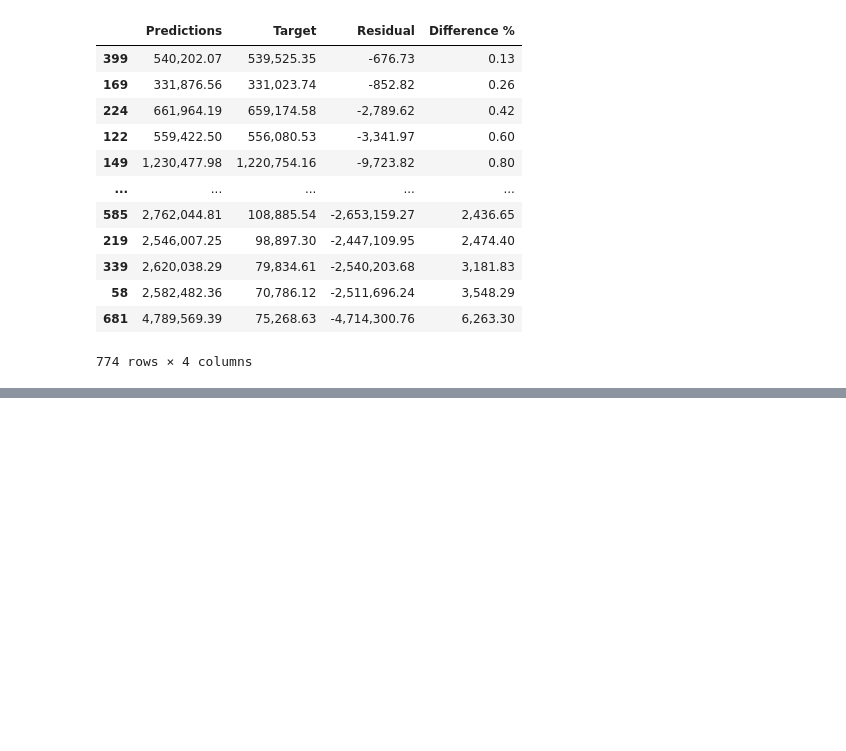
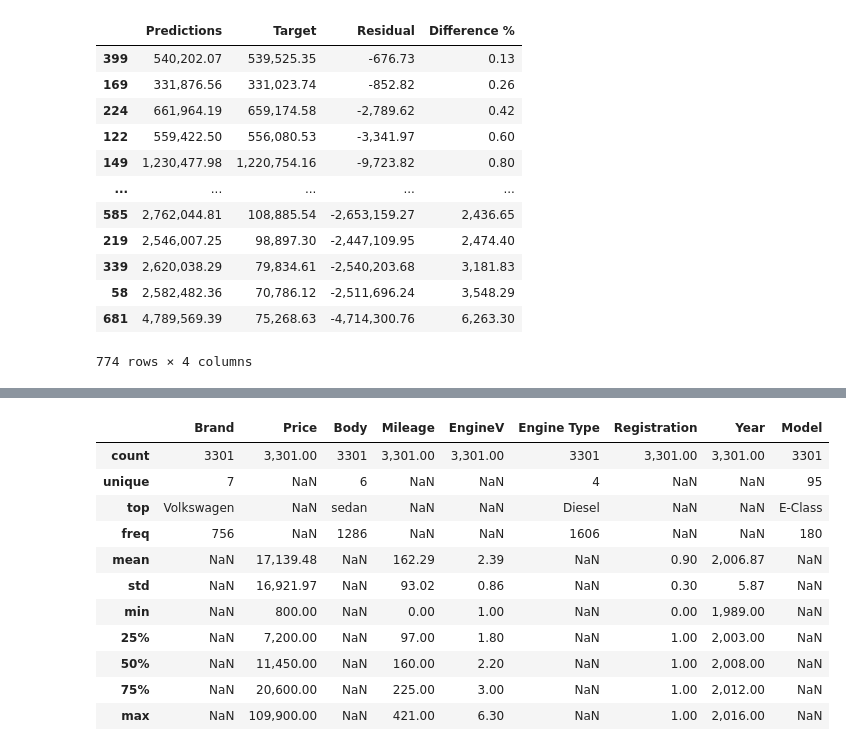
Before and after one commit to TharunPrabu7/car_price_prediction_linear_model, a Jupyter notebook: car_price_prediction.ipynb, the cells around one changed output, grey strips where cells are left out. Cells and saved outputs as stored; diff of their text form; code cells hidden in the pictures; blank space fills up the shorter version.

```diff
--- a/car_price_prediction.ipynb
+++ b/car_price_prediction.ipynb
@@ -390,0 +413,3 @@ df_pf.sort_values(by=['Difference %'])
+# %%
+pd.set_option("display.max_rows", None)
+new_raw_data.Model.value_counts()
@@ -390,0 +462,2 @@ df_pf.sort_values(by=['Difference %'])
+# %%
+filtered_data = filtered_data.dropna(axis=0)
@@ -390,0 +471,29 @@ df_pf.sort_values(by=['Difference %'])
+# %%
+new_filtered_data = filtered_data.replace({'yes':1, 'no':0})
+# %%
+q1 = new_filtered_data['Mileage'].quantile(0.99)
+filtered_data_1 = new_filtered_data[new_filtered_data['Mileage']<q1]
+
+q2 = filtered_data_1['Price'].quantile(0.99)
+filtered_data_2 = filtered_data_1[filtered_data_1['Price']<q2]
+
+filtered_data_3 = filtered_data_2[filtered_data_2['EngineV']<6.5]
+
+q3 = filtered_data_3['Year'].quantile(0.01)
+filtered_data_4 = filtered_data_3[filtered_data_3['Year']>q3]
+
+new_data_cleaned = filtered_data_4
+new_data_cleaned.describe(include='all')
+# %% [output]
+|  | Brand | Price | Body | Mileage | EngineV | Engine Type | Registration | Year | Model |
+| count | 3301 | 3,301.00 | 3301 | 3,301.00 | 3,301.00 | 3301 | 3,301.00 | 3,301.00 | 3301 |
+| unique | 7 | NaN | 6 | NaN | NaN | 4 | NaN | NaN | 95 |
+| top | Volkswagen | NaN | sedan | NaN | NaN | Diesel | NaN | NaN | E-Class |
+| freq | 756 | NaN | 1286 | NaN | NaN | 1606 | NaN | NaN | 180 |
+| mean | NaN | 17,139.48 | NaN | 162.29 | 2.39 | NaN | 0.90 | 2,006.87 | NaN |
+| std | NaN | 16,921.97 | NaN | 93.02 | 0.86 | NaN | 0.30 | 5.87 | NaN |
+| min | NaN | 800.00 | NaN | 0.00 | 1.00 | NaN | 0.00 | 1,989.00 | NaN |
+| 25% | NaN | 7,200.00 | NaN | 97.00 | 1.80 | NaN | 1.00 | 2,003.00 | NaN |
+| 50% | NaN | 11,450.00 | NaN | 160.00 | 2.20 | NaN | 1.00 | 2,008.00 | NaN |
+| 75% | NaN | 20,600.00 | NaN | 225.00 | 3.00 | NaN | 1.00 | 2,012.00 | NaN |
+| max | NaN | 109,900.00 | NaN | 421.00 | 6.30 | NaN | 1.00 | 2,016.00 | NaN |
```
Also changed, not shown: parts of 27 cells of this notebook.
